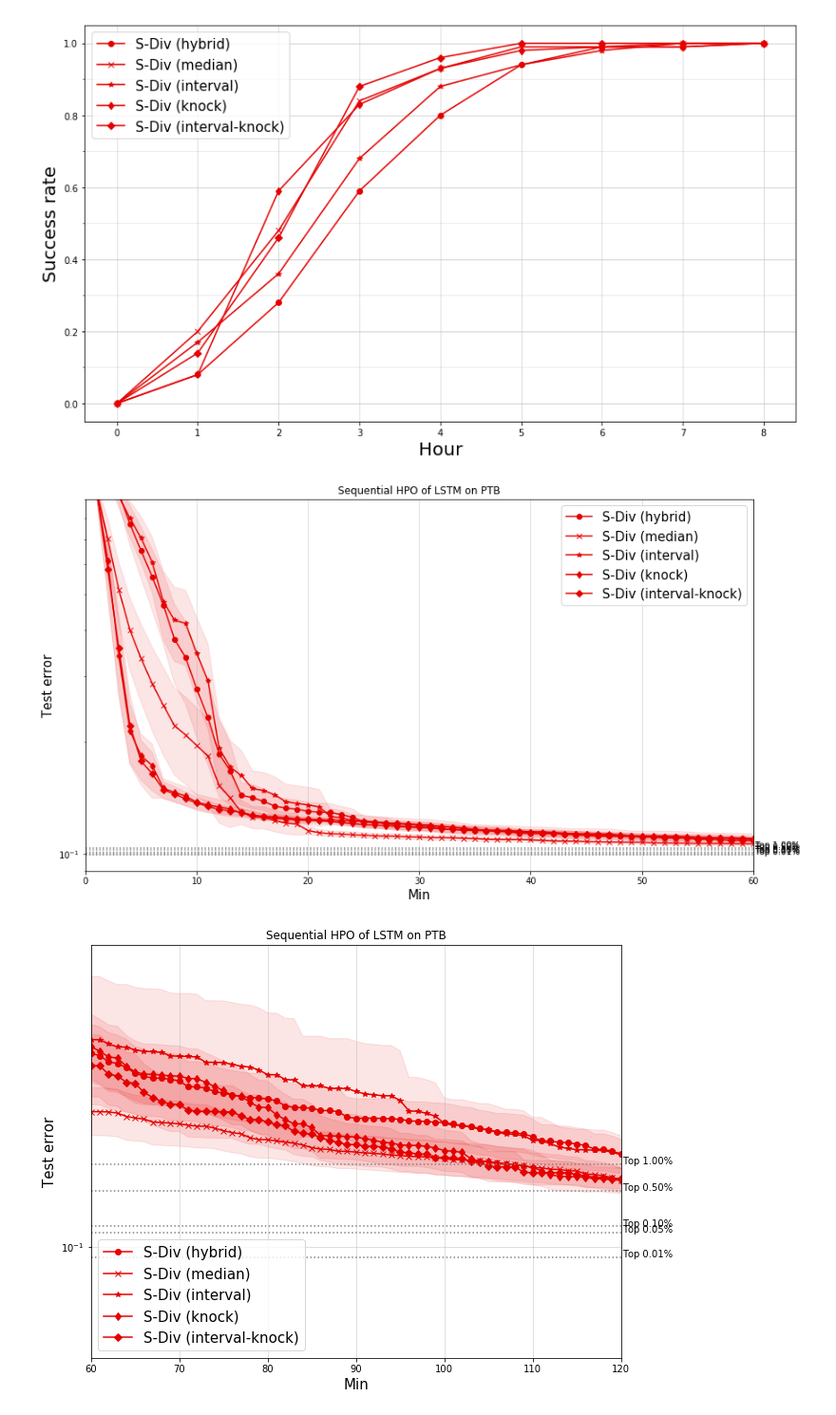
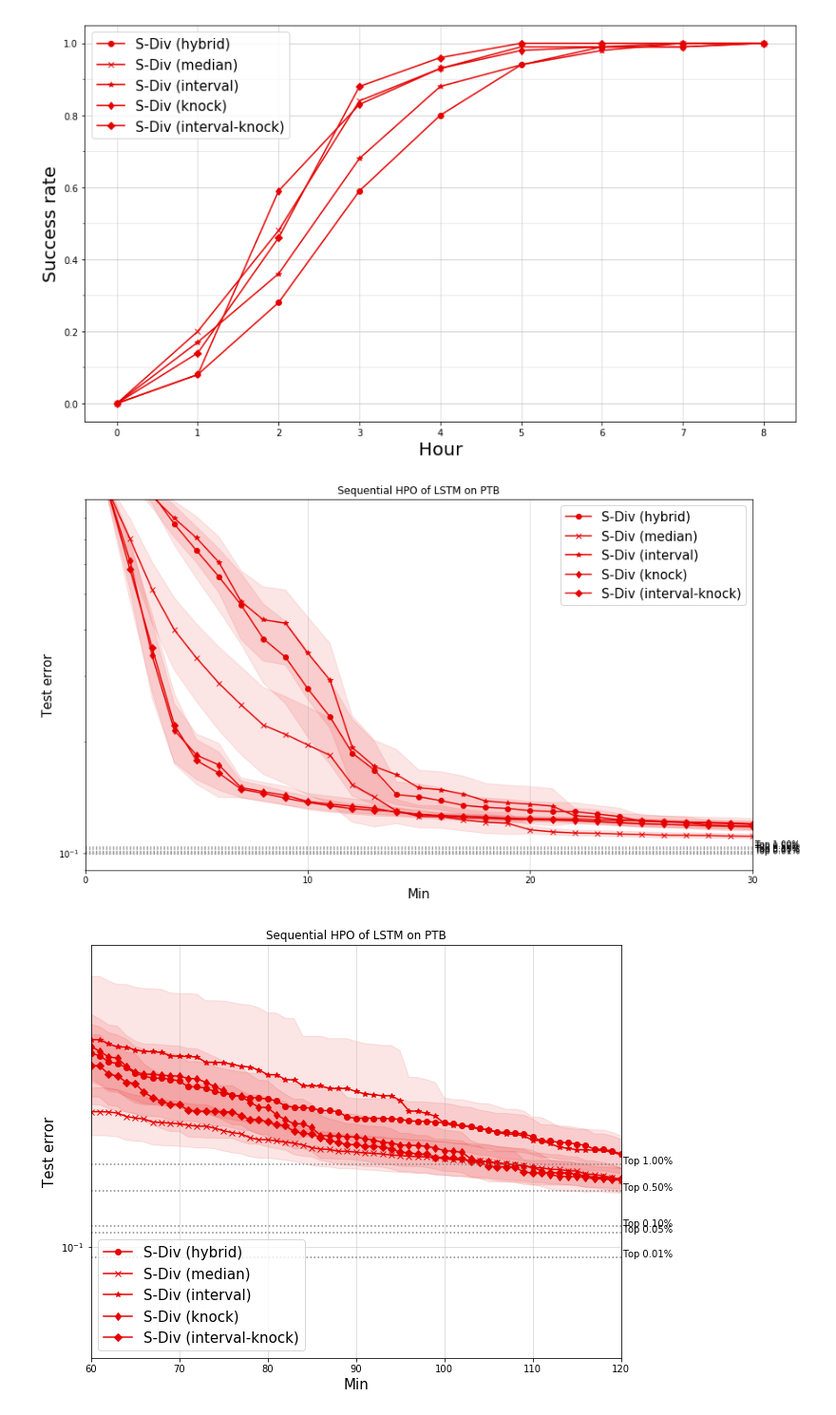
Before and after one commit to yongjinkim49/ecml, a Jupyter notebook: results/[ICML19] PTB-LSTM performance evaluation.ipynb, the cells around one changed output. Shown at 95% size. Drawn from its saved outputs; the diff is of its cells as text; code cells hidden in the pictures.

```diff
--- a/results/[ICML19] PTB-LSTM performance evaluation.ipynb
+++ b/results/[ICML19] PTB-LSTM performance evaluation.ipynb
@@ -115,10 +115,10 @@ Target goal: 0.5%
 # %%
 selected = ['S-Div (hybrid)'] + etr_divs
 draw_best_error_curve(results, selected, 100,
-                      ylim=(.09, .9), xlim=(0, 1*60), summary=True, guidelines=stats, x_steps=10, x_unit='Min',
+                      ylim=(.09, .9), xlim=(0, 30), summary=True, guidelines=stats, x_steps=10, x_unit='Min',
                       title="Sequential HPO of {}".format(dataset_name))
 # %% [output]
-[figure, old version]
+[figure, new version]
 # %%
 draw_best_error_curve(results, selected, 100,
                       ylim=(.095, .115), xlim=(1*60, 2*60), summary=True, guidelines=stats, x_steps=10, x_unit='Min', width=10, height=8,
```
Also changed, not shown: 33 other files.
